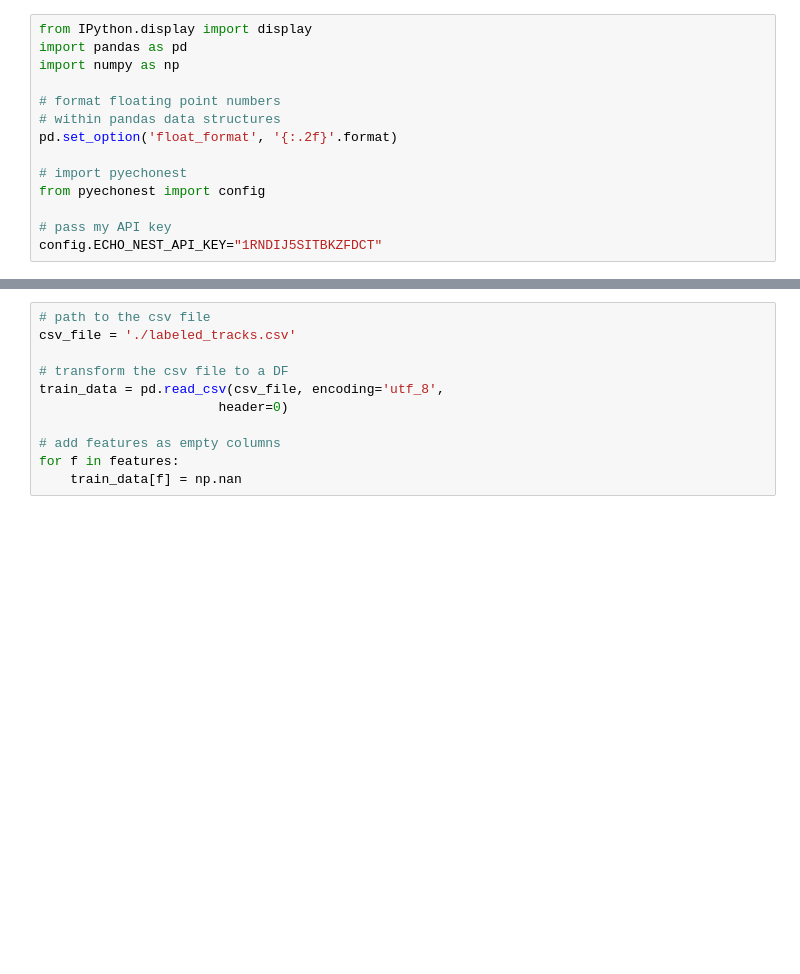
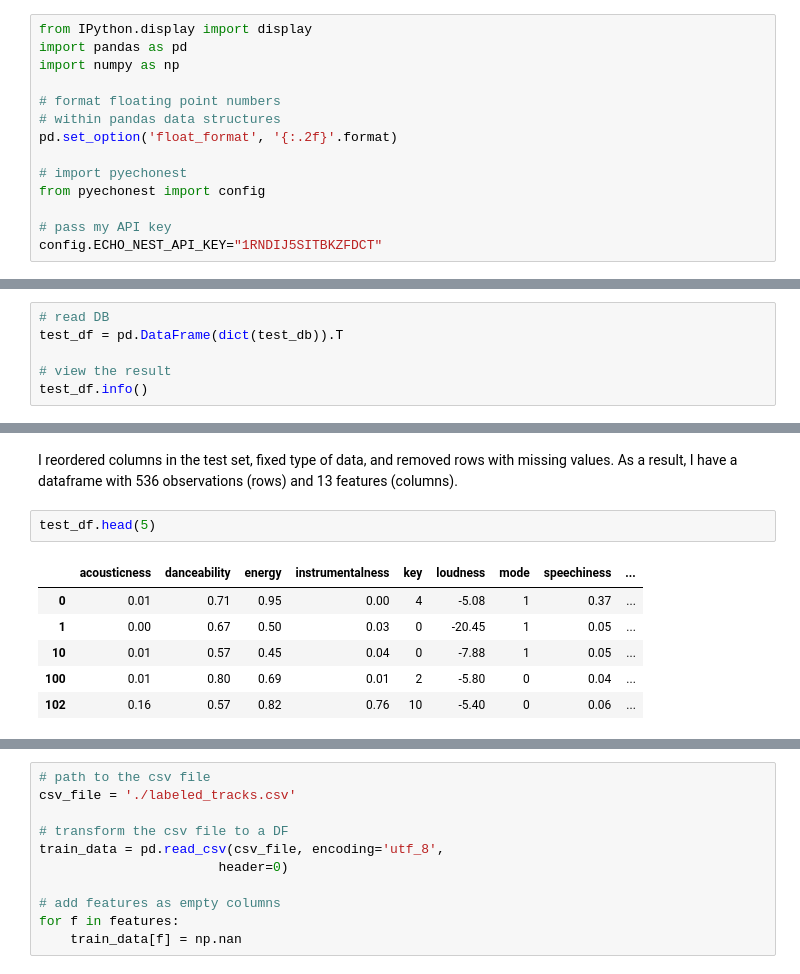
Before and after one commit to medennikova/itunes-music-analysis, a Jupyter notebook: 01_Data_preparation.ipynb, the cells around one changed output, grey strips where cells are left out. Drawn from its saved outputs; the diff is of its cells as text; blank space fills up the shorter version.

```diff
--- a/01_Data_preparation.ipynb
+++ b/01_Data_preparation.ipynb
@@ -264,0 +206,6 @@ I use pandas read_csv function to read the csv file into a DataFrame.
+# %%
+# read DB
+test_df = pd.DataFrame(dict(test_db)).T
+
+# view the result
+test_df.info()
@@ -264,0 +289,11 @@ I use pandas read_csv function to read the csv file into a DataFrame.
+# %% [markdown]
+I reordered columns in the test set, fixed type of data, and removed rows with missing values. As a result, I have a dataframe with 536 observations (rows) and 13 features (columns).
+# %%
+test_df.head(5)
+# %% [output]
+|  | acousticness | danceability | energy | instrumentalness | key | loudness | mode | speechiness | ... |
+| 0 | 0.01 | 0.71 | 0.95 | 0.00 | 4 | -5.08 | 1 | 0.37 | ... |
+| 1 | 0.00 | 0.67 | 0.50 | 0.03 | 0 | -20.45 | 1 | 0.05 | ... |
+| 10 | 0.01 | 0.57 | 0.45 | 0.04 | 0 | -7.88 | 1 | 0.05 | ... |
+| 100 | 0.01 | 0.80 | 0.69 | 0.01 | 2 | -5.80 | 0 | 0.04 | ... |
+| 102 | 0.16 | 0.57 | 0.82 | 0.76 | 10 | -5.40 | 0 | 0.06 | ... |
```
Also changed, not shown: parts of 58 cells of this notebook.
